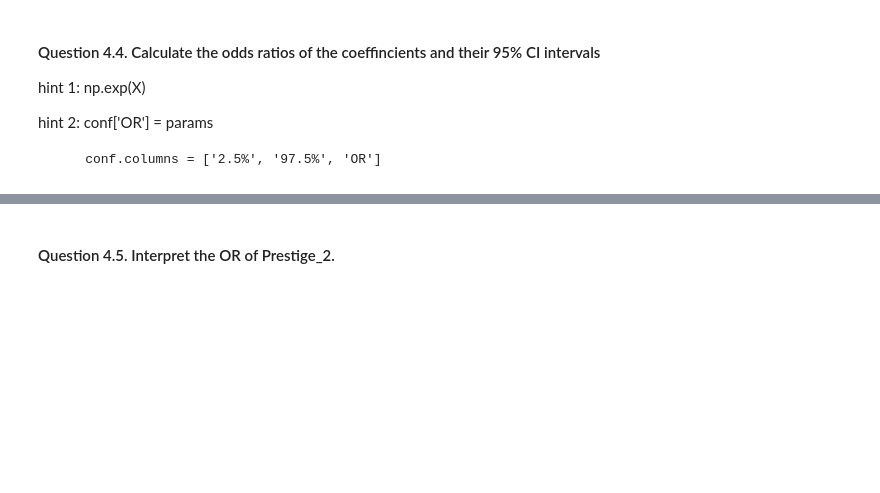
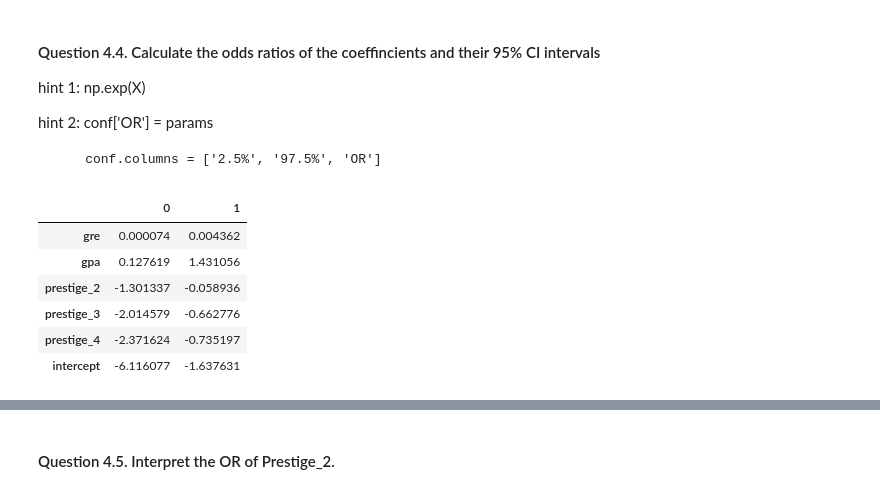
Before and after one commit to MirandaRemmer/DS-SF-23, a Jupyter notebook: unit-projects/3/starter-code/unit-project-3-Remmer.ipynb, the cells around one changed output, grey strips where cells are left out. Drawn from its saved outputs; the diff is of its cells as text; code cells hidden in the pictures; blank space fills up the shorter version.

```diff
--- a/unit-projects/3/starter-code/unit-project-3-Remmer.ipynb
+++ b/unit-projects/3/starter-code/unit-project-3-Remmer.ipynb
@@ -166,6 +199,6 @@ Answer:
 # %%
 # create a clean data frame for the regression
 cols_to_keep = ['admit', 'gre', 'gpa']
-data = df[cols_to_keep].join(prestige_df.ix[:, 'prestige_2':])
+data = df[cols_to_keep].join(dummy_ranks.ix[:, 'prestige_2':])
 print data.head()
 # %% [output]
@@ -182,5 +215,11 @@ We're going to add a constant term for our Logistic Regression.  The statsmodels
 data['intercept'] = 1.0
 # %% [markdown]
 #### Question 4.1. Set the covariates to a variable called train_cols.
+# %%
+train_cols = data.columns[1:]
 # %% [markdown]
 #### Question 4.2. Fit the model.
+# %%
+logit = sm.Logit(data['admit'], data[train_cols])
+# %%
+result = logit.fit()
@@ -194,3 +259,13 @@ hint 1: np.exp(X)
 hint 2: conf['OR'] = params
 
         conf.columns = ['2.5%', '97.5%', 'OR']
+# %%
+result.conf_int()
+# %% [output]
+|  | 0 | 1 |
+| gre | 0.000074 | 0.004362 |
+| gpa | 0.127619 | 1.431056 |
+| prestige_2 | -1.301337 | -0.058936 |
+| prestige_3 | -2.014579 | -0.662776 |
+| prestige_4 | -2.371624 | -0.735197 |
+| intercept | -6.116077 | -1.637631 |
```
Also changed, not shown: parts of 30 cells of this notebook, 1 other file.
